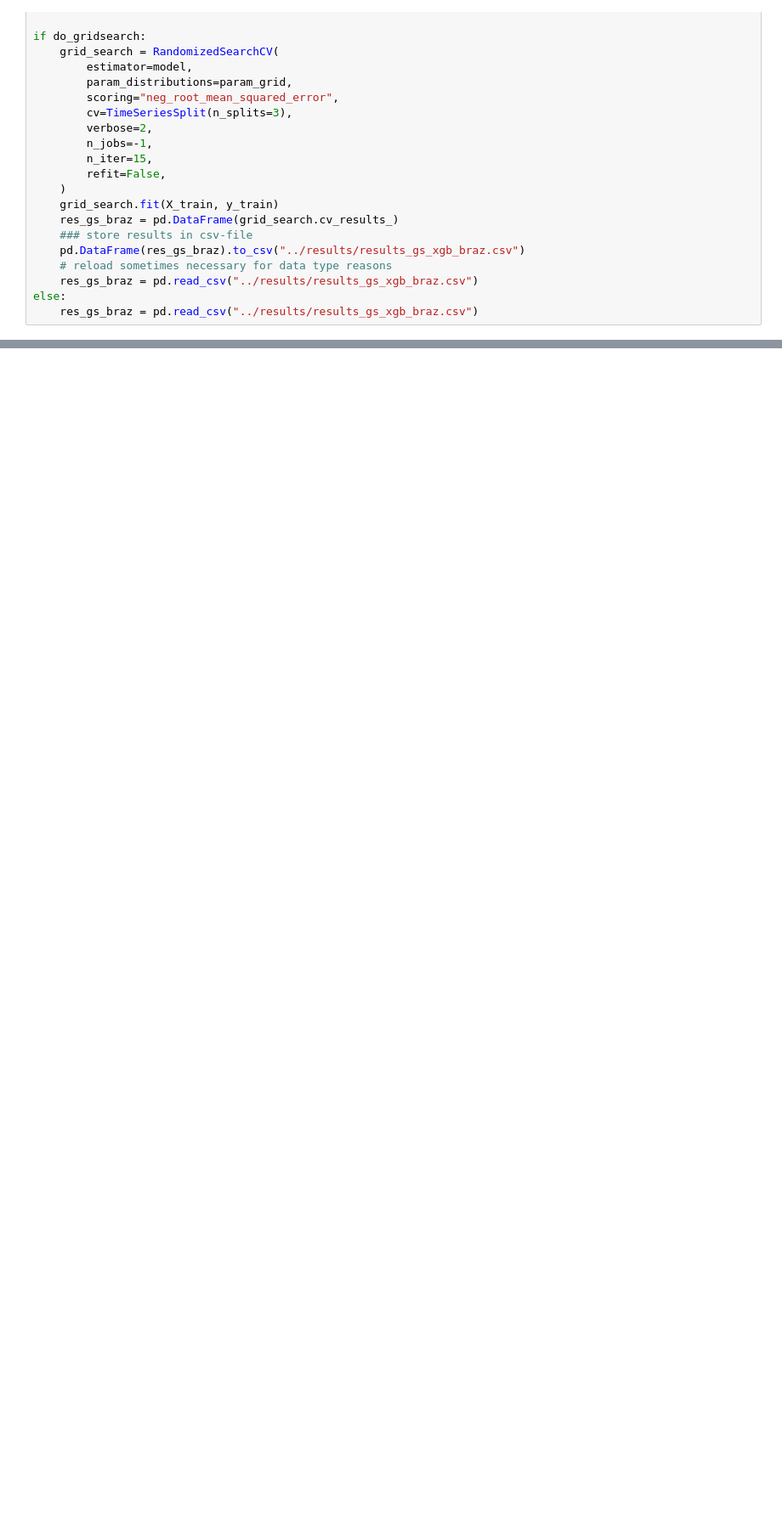
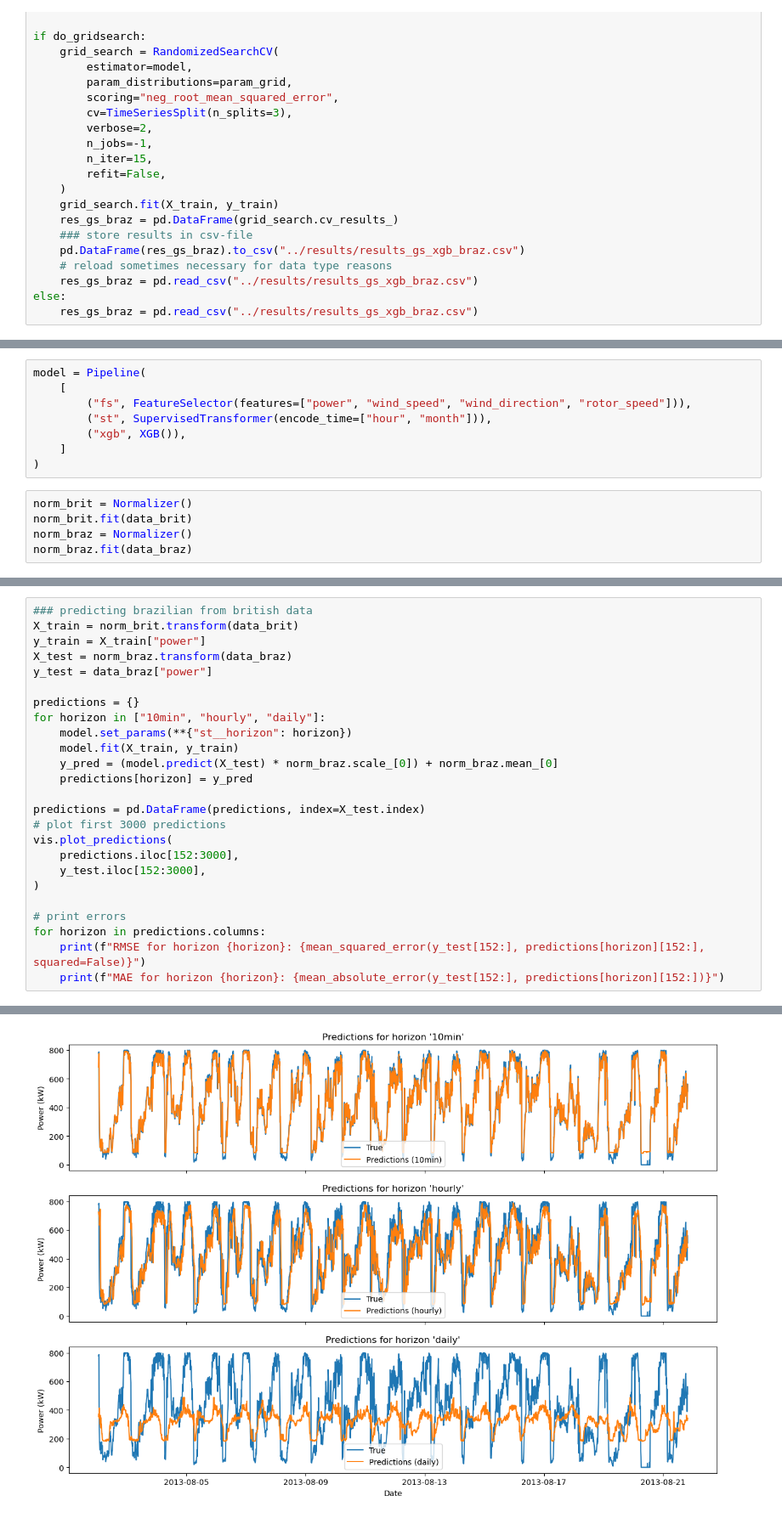
Before and after one commit to H-Kugler/forecasting-wind-power, a Jupyter notebook: notebooks/XGBoost.ipynb, the cells around one changed output, grey strips where cells are left out. Shown at 85% size. Cells and saved outputs as stored; diff of their text form; blank space fills up the shorter version.

```diff
--- a/notebooks/XGBoost.ipynb
+++ b/notebooks/XGBoost.ipynb
@@ -222,0 +241,13 @@ TypeError: unhashable type: 'slice'
+# %%
+model = Pipeline(
+    [
+        ("fs", FeatureSelector(features=["power", "wind_speed", "wind_direction", "rotor_speed"])),
+        ("st", SupervisedTransformer(encode_time=["hour", "month"])),
+        ("xgb", XGB()),
+    ]
+)
+# %%
+norm_brit = Normalizer()
+norm_brit.fit(data_brit)
+norm_braz = Normalizer()
+norm_braz.fit(data_braz)
@@ -222,0 +256,26 @@ TypeError: unhashable type: 'slice'
+# %%
+### predicting brazilian from british data
+X_train = norm_brit.transform(data_brit)
+y_train = X_train["power"]
+X_test = norm_braz.transform(data_braz)
+y_test = data_braz["power"]
+
+predictions = {}
+for horizon in ["10min", "hourly", "daily"]:
+    model.set_params(**{"st__horizon": horizon})
+    model.fit(X_train, y_train)
+    y_pred = (model.predict(X_test) * norm_braz.scale_[0]) + norm_braz.mean_[0]
+    predictions[horizon] = y_pred
+
+predictions = pd.DataFrame(predictions, index=X_test.index)
+# plot first 3000 predictions
+vis.plot_predictions(
+    predictions.iloc[152:3000],
+    y_test.iloc[152:3000],
+)
+
+# print errors
+for horizon in predictions.columns:
+    print(f"RMSE for horizon {horizon}: {mean_squared_error(y_test[152:], predictions[horizon][152:], squared=False)}")
+    print(f"MAE for horizon {horizon}: {mean_absolute_error(y_test[152:], predictions[horizon][152:])}")
+# %% [output]
@@ -222,0 +285 @@ TypeError: unhashable type: 'slice'
+[figure, added]
```
Also changed, not shown: parts of 17 cells of this notebook, 2 other files.
